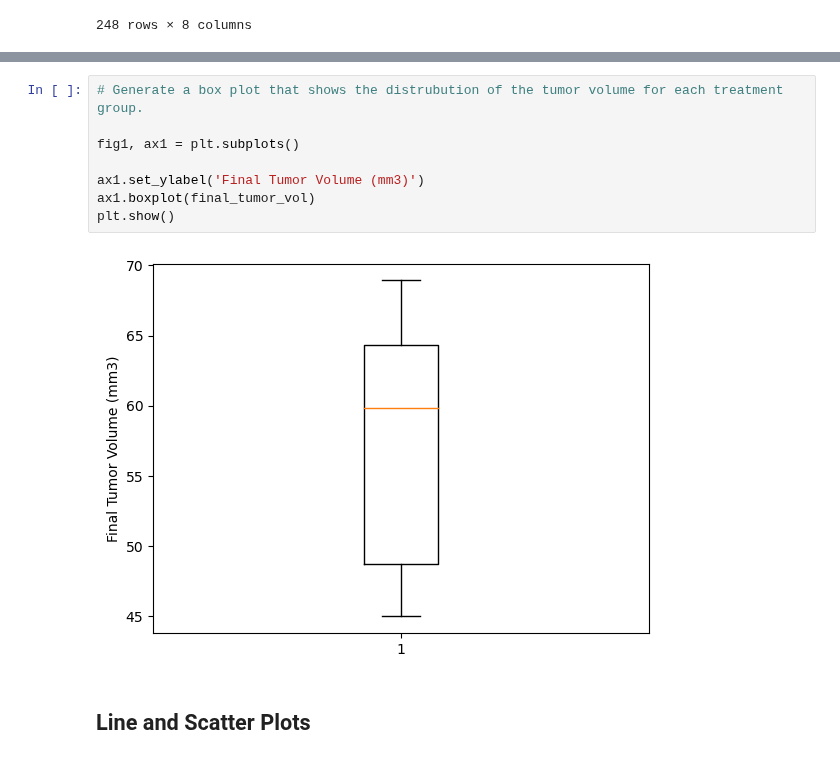
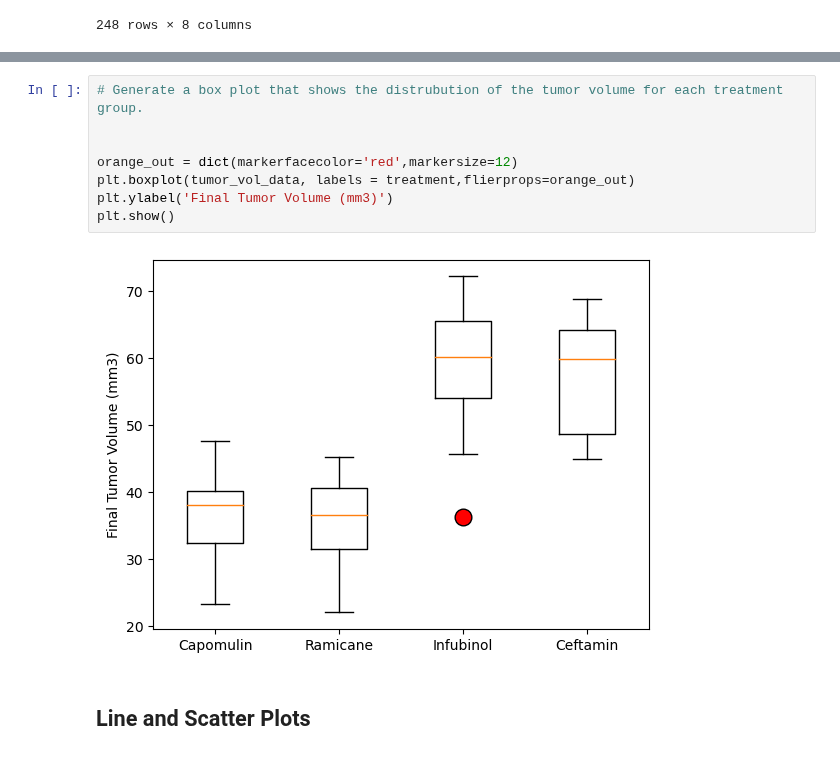
Before and after one commit to rdaaleman/Module-5, a Jupyter notebook: Starter_Code/Pymaceuticals/pymaceuticals_starter.ipynb, the cells around one changed output, grey strips where cells are left out. Saved outputs shown, nothing was run; the diff lists cells and outputs as text.

```diff
--- a/Starter_Code/Pymaceuticals/pymaceuticals_starter.ipynb
+++ b/Starter_Code/Pymaceuticals/pymaceuticals_starter.ipynb
@@ -335,13 +334,13 @@ Ceftamin Outliers are; Series([], Name: Tumor Volume (mm3), dtype: float64)
 # %%
 # Generate a box plot that shows the distrubution of the tumor volume for each treatment group.
 
-fig1, ax1 = plt.subplots()
 
-ax1.set_ylabel('Final Tumor Volume (mm3)')
-ax1.boxplot(final_tumor_vol)
+orange_out = dict(markerfacecolor='red',markersize=12)
+plt.boxplot(tumor_vol_data, labels = treatment,flierprops=orange_out)
+plt.ylabel('Final Tumor Volume (mm3)')
 plt.show()
 # %% [output]
-[figure, old version]
+[figure, new version]
 # %% [markdown]
 ## Line and Scatter Plots
 # %%
```
Also changed, not shown: parts of 6 cells of this notebook.
